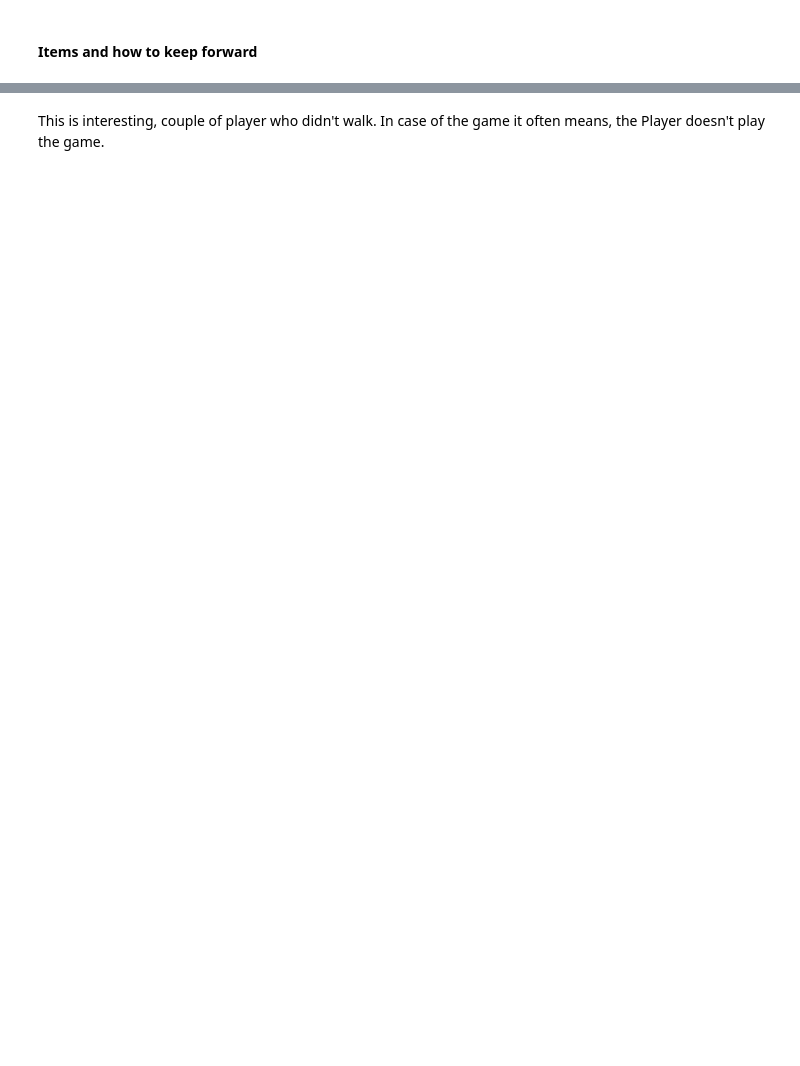
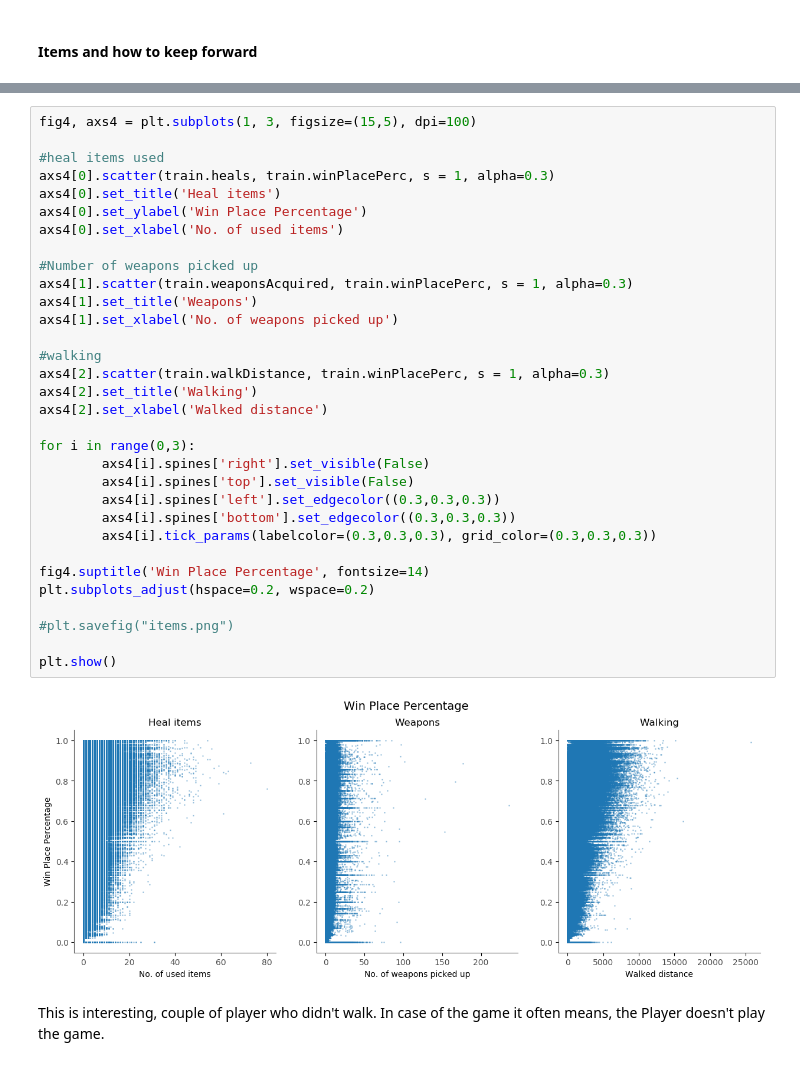
Before and after one commit to FelixKler/Write-a-Data-Science-Blog-Post, a Jupyter notebook: write_a_data_science_blog_post.ipynb, the cells around one changed output, grey strips where cells are left out. Drawn from its saved outputs; the diff is of its cells as text; blank space fills up the shorter version.

```diff
--- a/write_a_data_science_blog_post.ipynb
+++ b/write_a_data_science_blog_post.ipynb
@@ -250,2 +314,36 @@ plt.show()
+# %%
+fig4, axs4 = plt.subplots(1, 3, figsize=(15,5), dpi=100)
+
+#heal items used
+axs4[0].scatter(train.heals, train.winPlacePerc, s = 1, alpha=0.3)
+axs4[0].set_title('Heal items')
+axs4[0].set_ylabel('Win Place Percentage')
+axs4[0].set_xlabel('No. of used items')
+
+#Number of weapons picked up
+axs4[1].scatter(train.weaponsAcquired, train.winPlacePerc, s = 1, alpha=0.3)
+axs4[1].set_title('Weapons')
+axs4[1].set_xlabel('No. of weapons picked up')
+
+#walking
+axs4[2].scatter(train.walkDistance, train.winPlacePerc, s = 1, alpha=0.3)
+axs4[2].set_title('Walking')
+axs4[2].set_xlabel('Walked distance')
+
+for i in range(0,3):
+        axs4[i].spines['right'].set_visible(False)
+        axs4[i].spines['top'].set_visible(False)
+        axs4[i].spines['left'].set_edgecolor((0.3,0.3,0.3))
+        axs4[i].spines['bottom'].set_edgecolor((0.3,0.3,0.3))
+        axs4[i].tick_params(labelcolor=(0.3,0.3,0.3), grid_color=(0.3,0.3,0.3))
+
+fig4.suptitle('Win Place Percentage', fontsize=14)
+plt.subplots_adjust(hspace=0.2, wspace=0.2)
+
+#plt.savefig("items.png")
+
+plt.show()
+# %% [output]
+[figure, added]
 # %% [markdown]
 This is interesting, couple of player who didn't walk. In case of the game it often means, the Player doesn't play the game.
```
Also changed, not shown: parts of 44 cells of this notebook.
